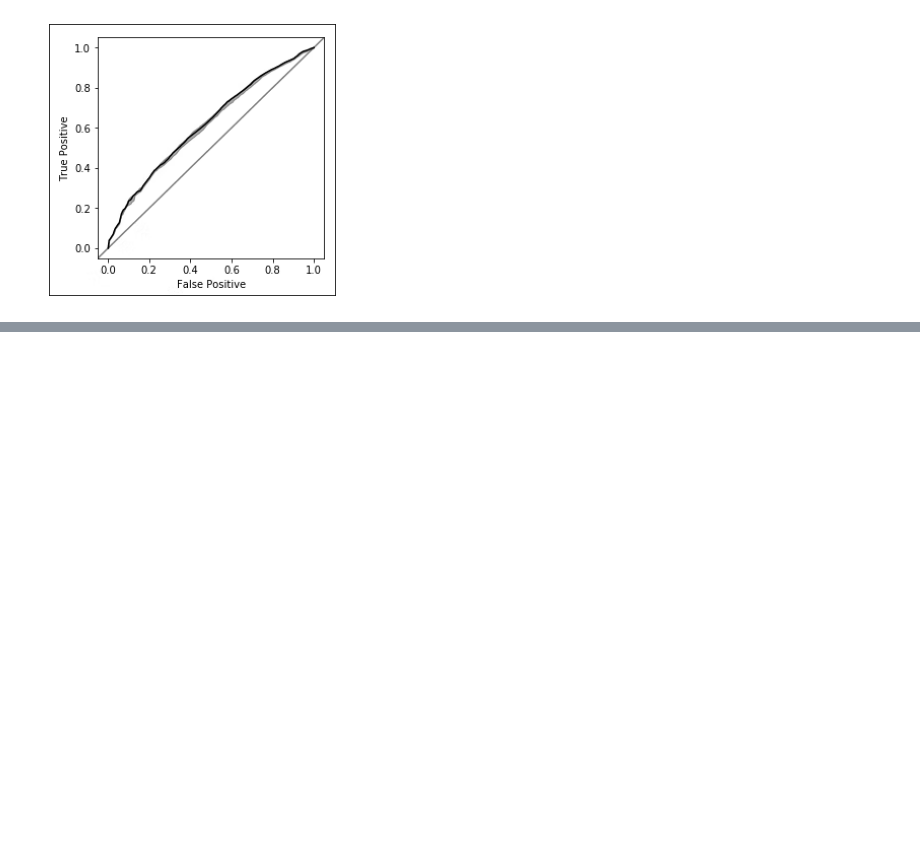
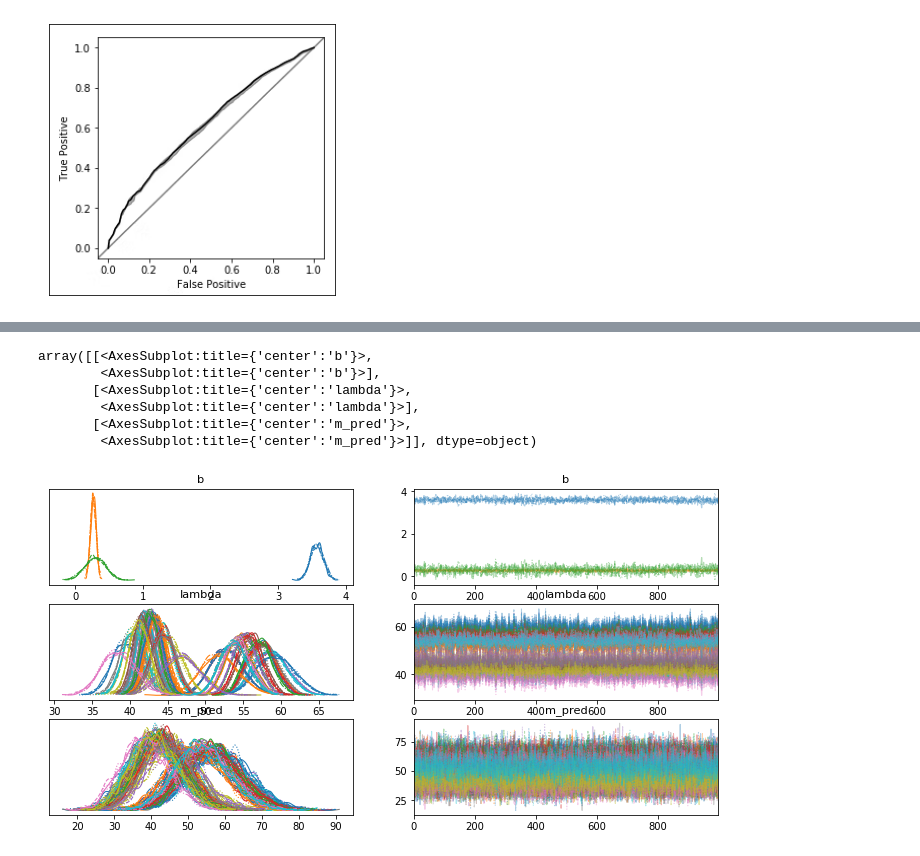
Before and after one commit to obata01/for-learning, a Jupyter notebook: src/chapter-05/pystan.ipynb, the cells around one changed output, grey strips where cells are left out. Cells and saved outputs as stored; diff of their text form; code cells hidden in the pictures; blank space fills up the shorter version.

```diff
--- a/src/chapter-05/pystan.ipynb
+++ b/src/chapter-05/pystan.ipynb
@@ -504,0 +544,43 @@ img_show("./data/5-3-7_3.png")
+# %%
+stan_model = """
+data {
+    int N;
+    int<lower=0, upper=1> A[N];
+    real<lower=0, upper=1> Score[N];
+    int<lower=0> M[N];
+}
+
+parameters {
+    real b[3];
+}
+
+transformed parameters {
+    real lambda[N];
+    for (n in 1:N) {
+        lambda[n] = exp(b[1] + b[2]*A[n] + b[3]*Score[n]);
+    }
+}
+
+model {
+    for (n in 1:N) {
+        M[n] ~ poisson(lambda[n]);
+    }
+}
+
+generated quantities {
+    int m_pred[N];
+    for (n in 1:N) {
+        m_pred[n] = poisson_rng(lambda[n]);
+    }
+}
+"""
+
+stan_data = {
+    "N": len(data),
+    "A": data["A"].values,
+    "Score": data["Score"].values / 200,
+    "M": data["M"].values,
+}
+
+posterior = stan.build(stan_model, data=stan_data, random_seed=1234)
+fit = posterior.sample()
@@ -504,0 +636,10 @@ img_show("./data/5-3-7_3.png")
+# %%
+az.plot_trace(fit)
+# %% [output]
+array([[<AxesSubplot:title={'center':'b'}>,
+        <AxesSubplot:title={'center':'b'}>],
+       [<AxesSubplot:title={'center':'lambda'}>,
+        <AxesSubplot:title={'center':'lambda'}>],
+       [<AxesSubplot:title={'center':'m_pred'}>,
+        <AxesSubplot:title={'center':'m_pred'}>]], dtype=object)
+[figure, added]
```
Also changed, not shown: parts of 12 cells of this notebook.
